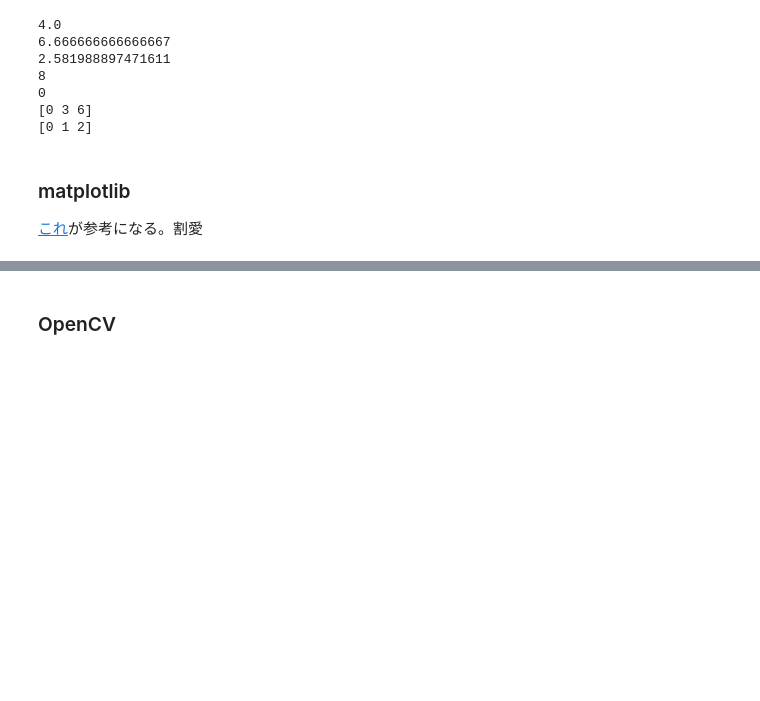
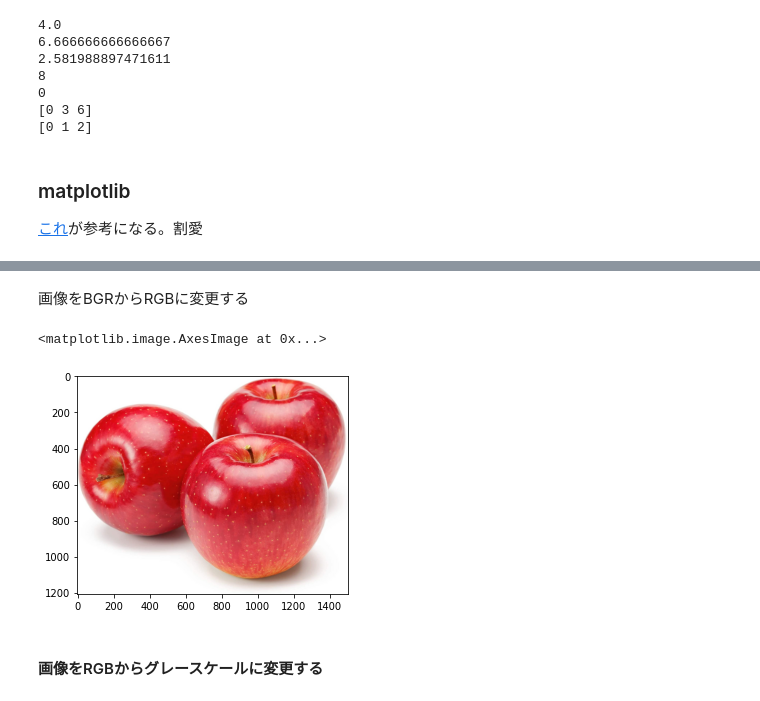
Before and after one commit to KIrie-0217/Python_practice, a Jupyter notebook: Python勉強会.ipynb, the cells around one changed output, grey strips where cells are left out. Saved outputs shown, nothing was run; the diff lists cells and outputs as text; code cells hidden in the pictures; blank space fills up the shorter version.

```diff
--- a/Python勉強会.ipynb
+++ b/Python勉強会.ipynb
@@ -335,2 +377,10 @@ print(a.min(axis = 0))
+# %% [markdown]
+画像をBGRからRGBに変更する
+# %%
+img_RGB = cv2.cvtColor(img,cv2.COLOR_BGR2RGB)
+plt.imshow(img_RGB)
+# %% [output]
+<matplotlib.image.AxesImage at 0x...>
+[figure, added]
 # %% [markdown]
-### OpenCV
+#### 画像をRGBからグレースケールに変更する
```
Also changed, not shown: parts of 20 cells of this notebook.
